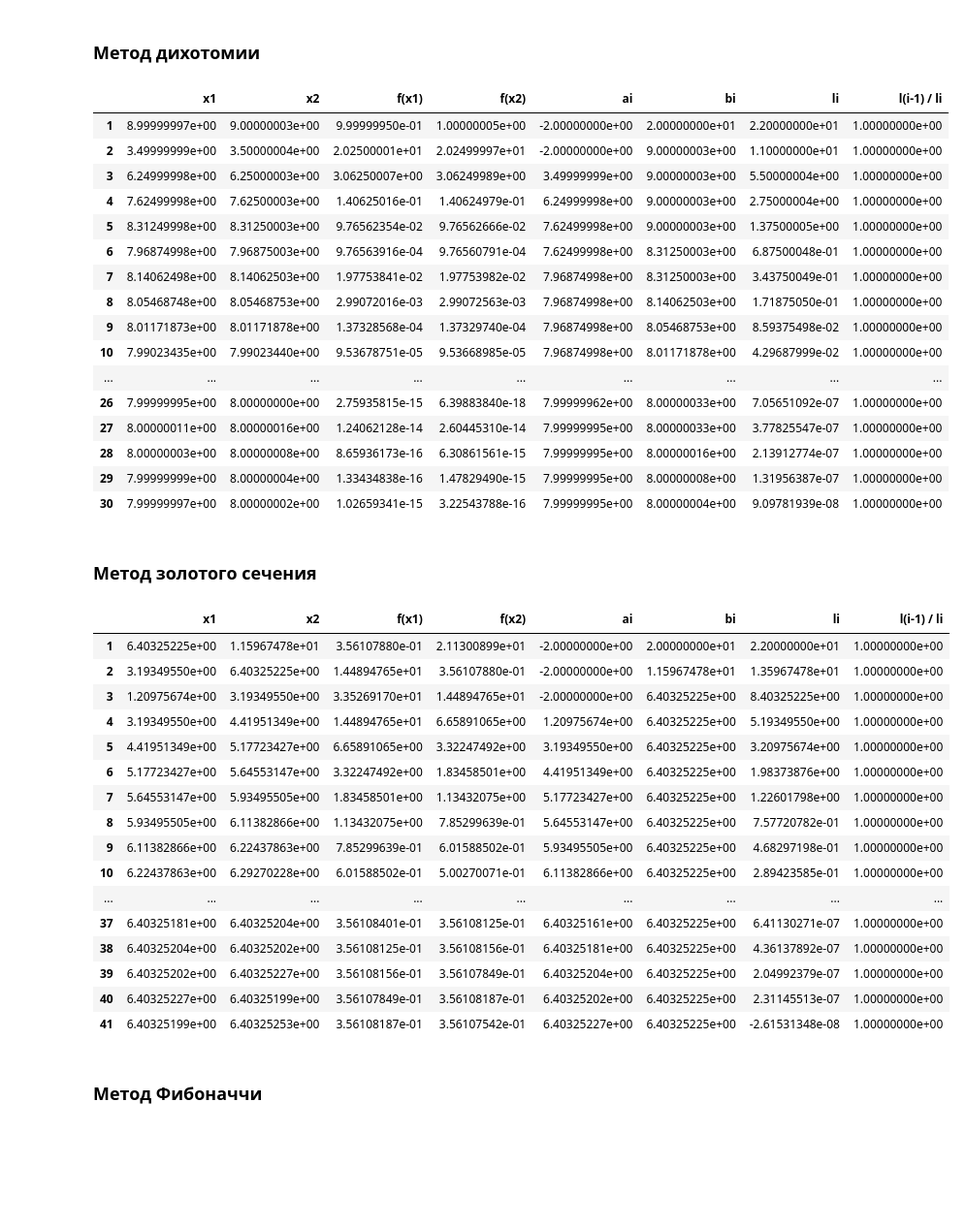
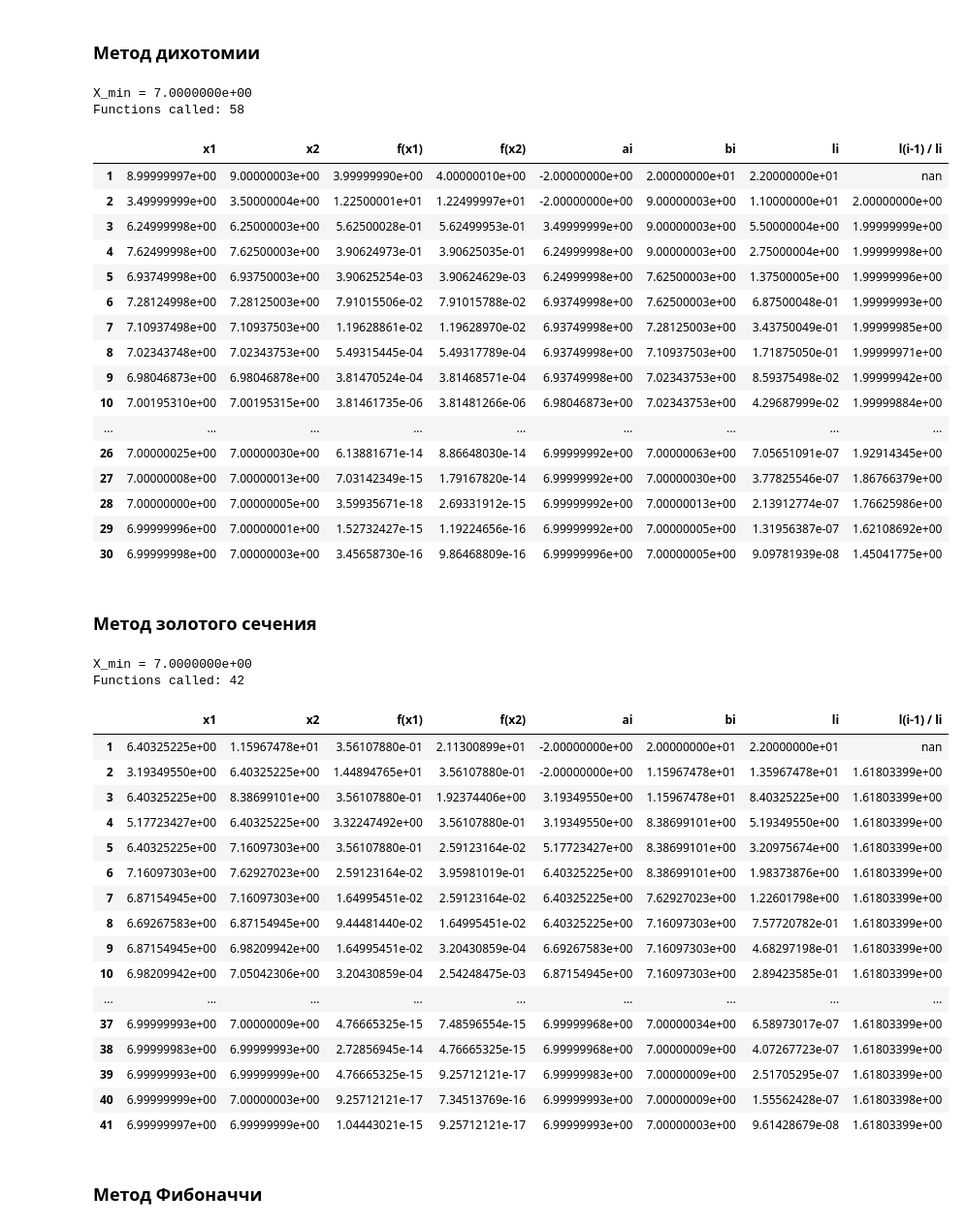
Before and after one commit to EgorYankovsky/MetodyOptimusaPrima_1, a Jupyter notebook: Lab_1.ipynb, the cells around one changed output. Shown at 97% size. Cells and saved outputs as stored; diff of their text form; code cells hidden in the pictures; blank space fills up the shorter version.

```diff
--- a/Lab_1.ipynb
+++ b/Lab_1.ipynb
@@ -64,22 +15,24 @@ def DichotomyMethod(eps = 1e-7, a0 = -2.0, b0 = 20.0):
 # %%
-DichotomyMethod()
+DichotomyMethod(False)
 # %% [output]
+X_min = 7.0000000e+00
+Functions called: 58
 |  | x1 | x2 | f(x1) | f(x2) | ai | bi | li | l(i-1) / li |
-| 1 | 8.99999997e+00 | 9.00000003e+00 | 9.99999950e-01 | 1.00000005e+00 | -2.00000000e+00 | 2.00000000e+01 | 2.20000000e+01 | 1.00000000e+00 |
-| 2 | 3.49999999e+00 | 3.50000004e+00 | 2.02500001e+01 | 2.02499997e+01 | -2.00000000e+00 | 9.00000003e+00 | 1.10000000e+01 | 1.00000000e+00 |
-| 3 | 6.24999998e+00 | 6.25000003e+00 | 3.06250007e+00 | 3.06249989e+00 | 3.49999999e+00 | 9.00000003e+00 | 5.50000004e+00 | 1.00000000e+00 |
-| 4 | 7.62499998e+00 | 7.62500003e+00 | 1.40625016e-01 | 1.40624979e-01 | 6.24999998e+00 | 9.00000003e+00 | 2.75000004e+00 | 1.00000000e+00 |
-| 5 | 8.31249998e+00 | 8.31250003e+00 | 9.76562354e-02 | 9.76562666e-02 | 7.62499998e+00 | 9.00000003e+00 | 1.37500005e+00 | 1.00000000e+00 |
-| 6 | 7.96874998e+00 | 7.96875003e+00 | 9.76563916e-04 | 9.76560791e-04 | 7.62499998e+00 | 8.31250003e+00 | 6.87500048e-01 | 1.00000000e+00 |
-| 7 | 8.14062498e+00 | 8.14062503e+00 | 1.97753841e-02 | 1.97753982e-02 | 7.96874998e+00 | 8.31250003e+00 | 3.43750049e-01 | 1.00000000e+00 |
-| 8 | 8.05468748e+00 | 8.05468753e+00 | 2.99072016e-03 | 2.99072563e-03 | 7.96874998e+00 | 8.14062503e+00 | 1.71875050e-01 | 1.00000000e+00 |
-| 9 | 8.01171873e+00 | 8.01171878e+00 | 1.37328568e-04 | 1.37329740e-04 | 7.96874998e+00 | 8.05468753e+00 | 8.59375498e-02 | 1.00000000e+00 |
-| 10 | 7.99023435e+00 | 7.99023440e+00 | 9.53678751e-05 | 9.53668985e-05 | 7.96874998e+00 | 8.01171878e+00 | 4.29687999e-02 | 1.00000000e+00 |
+| 1 | 8.99999997e+00 | 9.00000003e+00 | 3.99999990e+00 | 4.00000010e+00 | -2.00000000e+00 | 2.00000000e+01 | 2.20000000e+01 | nan |
+| 2 | 3.49999999e+00 | 3.50000004e+00 | 1.22500001e+01 | 1.22499997e+01 | -2.00000000e+00 | 9.00000003e+00 | 1.10000000e+01 | 2.00000000e+00 |
+| 3 | 6.24999998e+00 | 6.25000003e+00 | 5.62500028e-01 | 5.62499953e-01 | 3.49999999e+00 | 9.00000003e+00 | 5.50000004e+00 | 1.99999999e+00 |
+| 4 | 7.62499998e+00 | 7.62500003e+00 | 3.90624973e-01 | 3.90625035e-01 | 6.24999998e+00 | 9.00000003e+00 | 2.75000004e+00 | 1.99999998e+00 |
+| 5 | 6.93749998e+00 | 6.93750003e+00 | 3.90625254e-03 | 3.90624629e-03 | 6.24999998e+00 | 7.62500003e+00 | 1.37500005e+00 | 1.99999996e+00 |
+| 6 | 7.28124998e+00 | 7.28125003e+00 | 7.91015506e-02 | 7.91015788e-02 | 6.93749998e+00 | 7.62500003e+00 | 6.87500048e-01 | 1.99999993e+00 |
+| 7 | 7.10937498e+00 | 7.10937503e+00 | 1.19628861e-02 | 1.19628970e-02 | 6.93749998e+00 | 7.28125003e+00 | 3.43750049e-01 | 1.99999985e+00 |
+| 8 | 7.02343748e+00 | 7.02343753e+00 | 5.49315445e-04 | 5.49317789e-04 | 6.93749998e+00 | 7.10937503e+00 | 1.71875050e-01 | 1.99999971e+00 |
+| 9 | 6.98046873e+00 | 6.98046878e+00 | 3.81470524e-04 | 3.81468571e-04 | 6.93749998e+00 | 7.02343753e+00 | 8.59375498e-02 | 1.99999942e+00 |
+| 10 | 7.00195310e+00 | 7.00195315e+00 | 3.81461735e-06 | 3.81481266e-06 | 6.98046873e+00 | 7.02343753e+00 | 4.29687999e-02 | 1.99999884e+00 |
 | ... | ... | ... | ... | ... | ... | ... | ... | ... |
-| 26 | 7.99999995e+00 | 8.00000000e+00 | 2.75935815e-15 | 6.39883840e-18 | 7.99999962e+00 | 8.00000033e+00 | 7.05651092e-07 | 1.00000000e+00 |
-| 27 | 8.00000011e+00 | 8.00000016e+00 | 1.24062128e-14 | 2.60445310e-14 | 7.99999995e+00 | 8.00000033e+00 | 3.77825547e-07 | 1.00000000e+00 |
-| 28 | 8.00000003e+00 | 8.00000008e+00 | 8.65936173e-16 | 6.30861561e-15 | 7.99999995e+00 | 8.00000016e+00 | 2.13912774e-07 | 1.00000000e+00 |
-| 29 | 7.99999999e+00 | 8.00000004e+00 | 1.33434838e-16 | 1.47829490e-15 | 7.99999995e+00 | 8.00000008e+00 | 1.31956387e-07 | 1.00000000e+00 |
-| 30 | 7.99999997e+00 | 8.00000002e+00 | 1.02659341e-15 | 3.22543788e-16 | 7.99999995e+00 | 8.00000004e+00 | 9.09781939e-08 | 1.00000000e+00 |
+| 26 | 7.00000025e+00 | 7.00000030e+00 | 6.13881671e-14 | 8.86648030e-14 | 6.99999992e+00 | 7.00000063e+00 | 7.05651091e-07 | 1.92914345e+00 |
+| 27 | 7.00000008e+00 | 7.00000013e+00 | 7.03142349e-15 | 1.79167820e-14 | 6.99999992e+00 | 7.00000030e+00 | 3.77825546e-07 | 1.86766379e+00 |
+| 28 | 7.00000000e+00 | 7.00000005e+00 | 3.59935671e-18 | 2.69331912e-15 | 6.99999992e+00 | 7.00000013e+00 | 2.13912774e-07 | 1.76625986e+00 |
+| 29 | 6.99999996e+00 | 7.00000001e+00 | 1.52732427e-15 | 1.19224656e-16 | 6.99999992e+00 | 7.00000005e+00 | 1.31956387e-07 | 1.62108692e+00 |
+| 30 | 6.99999998e+00 | 7.00000003e+00 | 3.45658730e-16 | 9.86468809e-16 | 6.99999996e+00 | 7.00000005e+00 | 9.09781939e-08 | 1.45041775e+00 |
 # %% [markdown]
 ### Метод золотого сечения
@@ -148,22 +39,24 @@ def GoldenRatioMethod(eps = 1e-7, a0 = -2.0, b0 = 20.0):
 # %%
-GoldenRatioMethod()
+GoldenRatioMethod(False)
 # %% [output]
+X_min = 7.0000000e+00
+Functions called: 42
 |  | x1 | x2 | f(x1) | f(x2) | ai | bi | li | l(i-1) / li |
-| 1 | 6.40325225e+00 | 1.15967478e+01 | 3.56107880e-01 | 2.11300899e+01 | -2.00000000e+00 | 2.00000000e+01 | 2.20000000e+01 | 1.00000000e+00 |
-| 2 | 3.19349550e+00 | 6.40325225e+00 | 1.44894765e+01 | 3.56107880e-01 | -2.00000000e+00 | 1.15967478e+01 | 1.35967478e+01 | 1.00000000e+00 |
-| 3 | 1.20975674e+00 | 3.19349550e+00 | 3.35269170e+01 | 1.44894765e+01 | -2.00000000e+00 | 6.40325225e+00 | 8.40325225e+00 | 1.00000000e+00 |
-| 4 | 3.19349550e+00 | 4.41951349e+00 | 1.44894765e+01 | 6.65891065e+00 | 1.20975674e+00 | 6.40325225e+00 | 5.19349550e+00 | 1.00000000e+00 |
-| 5 | 4.41951349e+00 | 5.17723427e+00 | 6.65891065e+00 | 3.32247492e+00 | 3.19349550e+00 | 6.40325225e+00 | 3.20975674e+00 | 1.00000000e+00 |
-| 6 | 5.17723427e+00 | 5.64553147e+00 | 3.32247492e+00 | 1.83458501e+00 | 4.41951349e+00 | 6.40325225e+00 | 1.98373876e+00 | 1.00000000e+00 |
-| 7 | 5.64553147e+00 | 5.93495505e+00 | 1.83458501e+00 | 1.13432075e+00 | 5.17723427e+00 | 6.40325225e+00 | 1.22601798e+00 | 1.00000000e+00 |
-| 8 | 5.93495505e+00 | 6.11382866e+00 | 1.13432075e+00 | 7.85299639e-01 | 5.64553147e+00 | 6.40325225e+00 | 7.57720782e-01 | 1.00000000e+00 |
-| 9 | 6.11382866e+00 | 6.22437863e+00 | 7.85299639e-01 | 6.01588502e-01 | 5.93495505e+00 | 6.40325225e+00 | 4.68297198e-01 | 1.00000000e+00 |
-| 10 | 6.22437863e+00 | 6.29270228e+00 | 6.01588502e-01 | 5.00270071e-01 | 6.11382866e+00 | 6.40325225e+00 | 2.89423585e-01 | 1.00000000e+00 |
+| 1 | 6.40325225e+00 | 1.15967478e+01 | 3.56107880e-01 | 2.11300899e+01 | -2.00000000e+00 | 2.00000000e+01 | 2.20000000e+01 | nan |
+| 2 | 3.19349550e+00 | 6.40325225e+00 | 1.44894765e+01 | 3.56107880e-01 | -2.00000000e+00 | 1.15967478e+01 | 1.35967478e+01 | 1.61803399e+00 |
+| 3 | 6.40325225e+00 | 8.38699101e+00 | 3.56107880e-01 | 1.92374406e+00 | 3.19349550e+00 | 1.15967478e+01 | 8.40325225e+00 | 1.61803399e+00 |
+| 4 | 5.17723427e+00 | 6.40325225e+00 | 3.32247492e+00 | 3.56107880e-01 | 3.19349550e+00 | 8.38699101e+00 | 5.19349550e+00 | 1.61803399e+00 |
+| 5 | 6.40325225e+00 | 7.16097303e+00 | 3.56107880e-01 | 2.59123164e-02 | 5.17723427e+00 | 8.38699101e+00 | 3.20975674e+00 | 1.61803399e+00 |
+| 6 | 7.16097303e+00 | 7.62927023e+00 | 2.59123164e-02 | 3.95981019e-01 | 6.40325225e+00 | 8.38699101e+00 | 1.98373876e+00 | 1.61803399e+00 |
+| 7 | 6.87154945e+00 | 7.16097303e+00 | 1.64995451e-02 | 2.59123164e-02 | 6.40325225e+00 | 7.62927023e+00 | 1.22601798e+00 | 1.61803399e+00 |
+| 8 | 6.69267583e+00 | 6.87154945e+00 | 9.44481440e-02 | 1.64995451e-02 | 6.40325225e+00 | 7.16097303e+00 | 7.57720782e-01 | 1.61803399e+00 |
+| 9 | 6.87154945e+00 | 6.98209942e+00 | 1.64995451e-02 | 3.20430859e-04 | 6.69267583e+00 | 7.16097303e+00 | 4.68297198e-01 | 1.61803399e+00 |
+| 10 | 6.98209942e+00 | 7.05042306e+00 | 3.20430859e-04 | 2.54248475e-03 | 6.87154945e+00 | 7.16097303e+00 | 2.89423585e-01 | 1.61803399e+00 |
 | ... | ... | ... | ... | ... | ... | ... | ... | ... |
-| 37 | 6.40325181e+00 | 6.40325204e+00 | 3.56108401e-01 | 3.56108125e-01 | 6.40325161e+00 | 6.40325225e+00 | 6.41130271e-07 | 1.00000000e+00 |
-| 38 | 6.40325204e+00 | 6.40325202e+00 | 3.56108125e-01 | 3.56108156e-01 | 6.40325181e+00 | 6.40325225e+00 | 4.36137892e-07 | 1.00000000e+00 |
-| 39 | 6.40325202e+00 | 6.40325227e+00 | 3.56108156e-01 | 3.56107849e-01 | 6.40325204e+00 | 6.40325225e+00 | 2.04992379e-07 | 1.00000000e+00 |
-| 40 | 6.40325227e+00 | 6.40325199e+00 | 3.56107849e-01 | 3.56108187e-01 | 6.40325202e+00 | 6.40325225e+00 | 2.31145513e-07 | 1.00000000e+00 |
-| 41 | 6.40325199e+00 | 6.40325253e+00 | 3.56108187e-01 | 3.56107542e-01 | 6.40325227e+00 | 6.40325225e+00 | -2.61531348e-08 | 1.00000000e+00 |
+| 37 | 6.99999993e+00 | 7.00000009e+00 | 4.76665325e-15 | 7.48596554e-15 | 6.99999968e+00 | 7.00000034e+00 | 6.58973017e-07 | 1.61803399e+00 |
+| 38 | 6.99999983e+00 | 6.99999993e+00 | 2.72856945e-14 | 4.76665325e-15 | 6.99999968e+00 | 7.00000009e+00 | 4.07267723e-07 | 1.61803399e+00 |
+| 39 | 6.99999993e+00 | 6.99999999e+00 | 4.76665325e-15 | 9.25712121e-17 | 6.99999983e+00 | 7.00000009e+00 | 2.51705295e-07 | 1.61803399e+00 |
+| 40 | 6.99999999e+00 | 7.00000003e+00 | 9.25712121e-17 | 7.34513769e-16 | 6.99999993e+00 | 7.00000009e+00 | 1.55562428e-07 | 1.61803398e+00 |
+| 41 | 6.99999997e+00 | 6.99999999e+00 | 1.04443021e-15 | 9.25712121e-17 | 6.99999993e+00 | 7.00000003e+00 | 9.61428679e-08 | 1.61803399e+00 |
 # %% [markdown]
 ### Метод Фибоначчи
```
Also changed, not shown: parts of 28 cells of this notebook, 1 other file.
